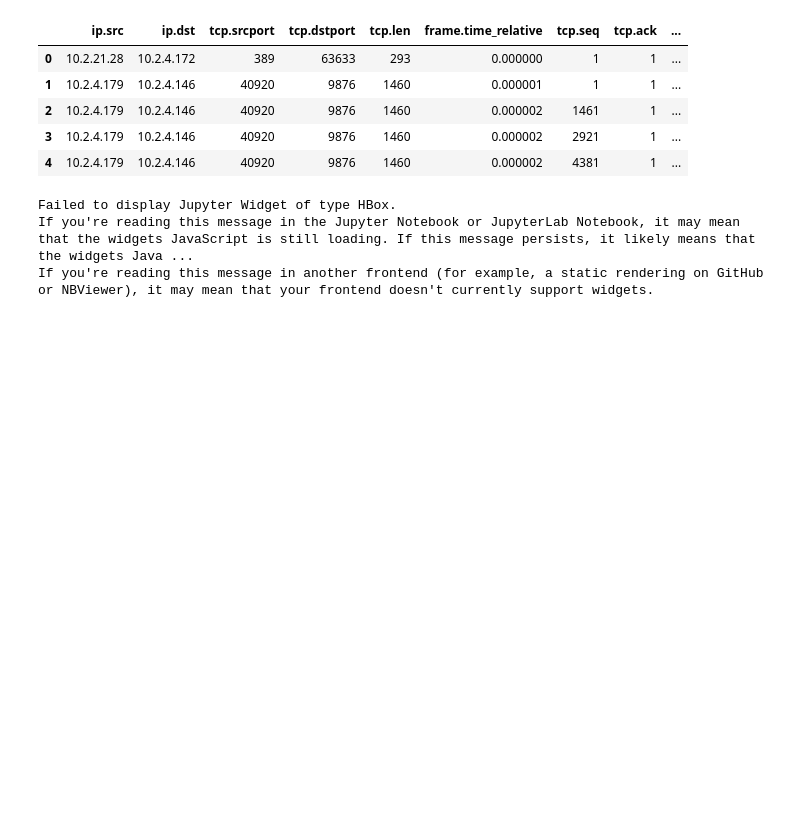
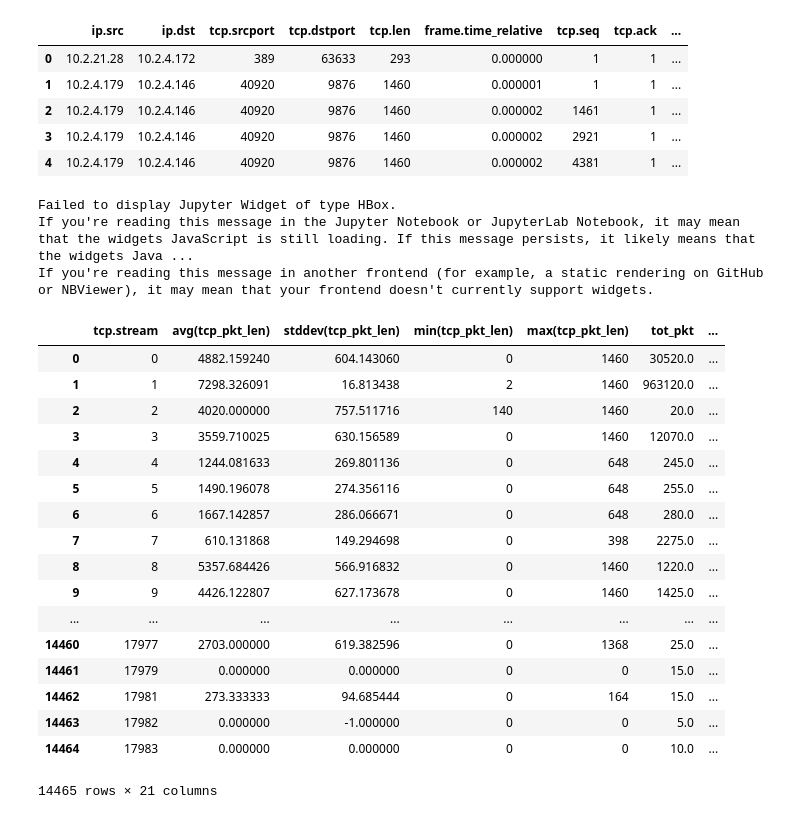
Before and after one commit to nyu-tandon-hsn-ai/trace-feature-selection, a Jupyter notebook: handle_trace.ipynb, the cells around one changed output. Drawn from its saved outputs; the diff is of its cells as text; code cells hidden in the pictures; blank space fills up the shorter version.

```diff
--- a/handle_trace.ipynb
+++ b/handle_trace.ipynb
@@ -134,3 +136,26 @@ for sampling_percent in tqdm_notebook([20,40,60,80,100],desc='Sampling'):
 Failed to display Jupyter Widget of type HBox.
 If you're reading this message in the Jupyter Notebook or JupyterLab Notebook, it may mean that the widgets JavaScript is still loading. If this message persists, it likely means that the widgets Java ...
 If you're reading this message in another frontend (for example, a static rendering on GitHub or NBViewer), it may mean that your frontend doesn't currently support widgets.
+# %%
+test_df = pd.read_csv('{PATH}/packet_rand_{PERCENT}%.csv'.format(PATH=LOCAL_PATH,PERCENT=20))
+# %%
+test_df
+# %% [output]
+|  | tcp.stream | avg(tcp_pkt_len) | stddev(tcp_pkt_len) | min(tcp_pkt_len) | max(tcp_pkt_len) | tot_pkt | ... |
+| 0 | 0 | 4882.159240 | 604.143060 | 0 | 1460 | 30520.0 | ... |
+| 1 | 1 | 7298.326091 | 16.813438 | 2 | 1460 | 963120.0 | ... |
+| 2 | 2 | 4020.000000 | 757.511716 | 140 | 1460 | 20.0 | ... |
+| 3 | 3 | 3559.710025 | 630.156589 | 0 | 1460 | 12070.0 | ... |
+| 4 | 4 | 1244.081633 | 269.801136 | 0 | 648 | 245.0 | ... |
+| 5 | 5 | 1490.196078 | 274.356116 | 0 | 648 | 255.0 | ... |
+| 6 | 6 | 1667.142857 | 286.066671 | 0 | 648 | 280.0 | ... |
+| 7 | 7 | 610.131868 | 149.294698 | 0 | 398 | 2275.0 | ... |
+| 8 | 8 | 5357.684426 | 566.916832 | 0 | 1460 | 1220.0 | ... |
+| 9 | 9 | 4426.122807 | 627.173678 | 0 | 1460 | 1425.0 | ... |
+| ... | ... | ... | ... | ... | ... | ... | ... |
+| 14460 | 17977 | 2703.000000 | 619.382596 | 0 | 1368 | 25.0 | ... |
+| 14461 | 17979 | 0.000000 | 0.000000 | 0 | 0 | 15.0 | ... |
+| 14462 | 17981 | 273.333333 | 94.685444 | 0 | 164 | 15.0 | ... |
+| 14463 | 17982 | 0.000000 | -1.000000 | 0 | 0 | 5.0 | ... |
+| 14464 | 17983 | 0.000000 | 0.000000 | 0 | 0 | 10.0 | ... |
+14465 rows × 21 columns
```
Also changed, not shown: parts of 1 cell of this notebook.
